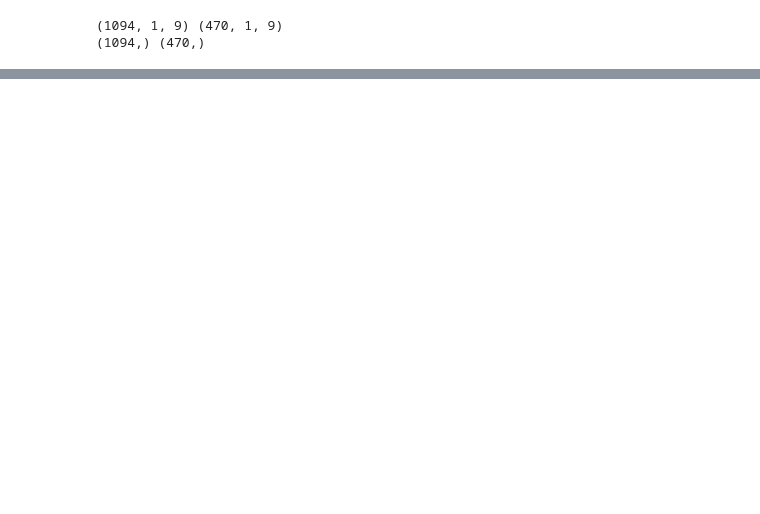
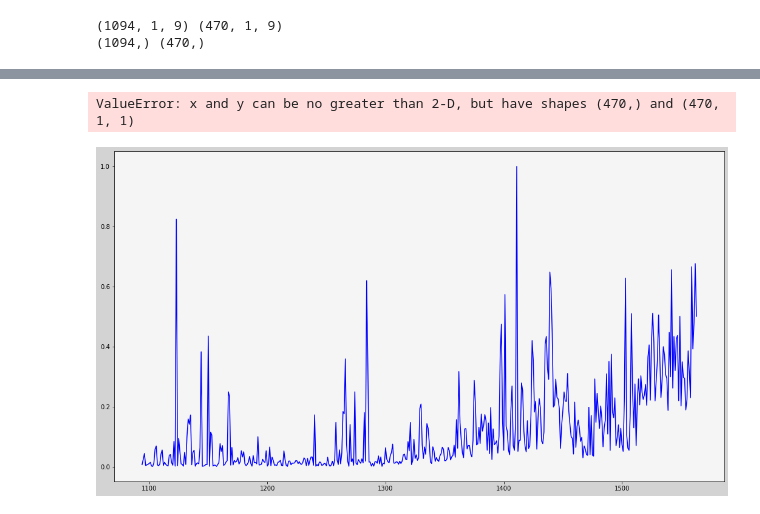
Before and after one commit to leestorm4520/ArtificialIntelligence_UbiquantMarketPrediction, a Jupyter notebook: model.ipynb, the cells around one changed output, grey strips where cells are left out. Drawn from its saved outputs; the diff is of its cells as text; code cells hidden in the pictures; blank space fills up the shorter version.

Commit message:
update model

```diff
--- a/model.ipynb
+++ b/model.ipynb
@@ -109,10 +111,15 @@ x_train, y_train, x_test, y_test=splitData(df)
 #Paula, John, Litepup
 
 #LSTM Model
-LSTMModel=Sequential()
-LSTMModel.add(LSTM(120, input_shape=(x_train.shape[1], x_train.shape[2]), return_sequences=True))
-LSTMModel.add(LSTM(50, return_sequences=True))
-LSTMModel.add(Dropout(0.3))
-LSTMModel.add(LSTM(15))
-LSTMModel.add(Dense(2))
-LSTMModel.summary()
+def createLSTM():
+    model=Sequential()
+    model.add(LSTM(150, input_shape=(x_train.shape[1], x_train.shape[2]), return_sequences=True))
+    model.add(Dropout(0.2))
+    model.add(LSTM(100, return_sequences=True))
+    model.add(Dropout(0.2))
+    model.add(LSTM(50, return_sequences=True))
+    model.add(Dropout(0.2))
+    model.add(LSTM(50, return_sequences=True))
+    model.add(Dense(1))
+    model.compile(optimizer='adam', loss='mean_squared_error', metrics=['accuracy'] )
+    return model
@@ -138,0 +126,3 @@ _________________________________________________________________
+# %%
+modelLSTM=createLSTM()
+modelLSTM.summary()
@@ -138,0 +147,5 @@ _________________________________________________________________
+# %%
+cp_filePath='./checkpoints/'
+cp=keras.callbacks.ModelCheckpoint(filepath=cp_filePath,save_weights_only=True)
+modelLSTM.fit(x_train, y_train, epochs=10, batch_size=50, callbacks=[cp])
+modelLSTM.load_weights(cp_filePath)
@@ -139,3 +179,19 @@ _________________________________________________________________
+# %%
+y_predict=modelLSTM.predict(x_test)
+# %%
+plt.figure(figsize=(18,10), facecolor='lightgrey')
+ax = plt.axes()
+ax.set_facecolor('whitesmoke')
+plt.plot(df.index[-470:], y_test, color='blue',label='Actual')
+plt.plot(df.index[-470:], y_predict, alpha=0.7, color='red',label='Predict')
+plt.title('title')
+plt.xlabel('Date')
+plt.ylabel('Volume')
+plt.legend()
+plt.show()
+# %% [output]
+ValueError: x and y can be no greater than 2-D, but have shapes (470,) and (470, 1, 1)
+[figure, added]
 # %%
 #Random Forest
 # %%
```
Also changed, not shown: parts of 6 cells of this notebook, 3 other files.
